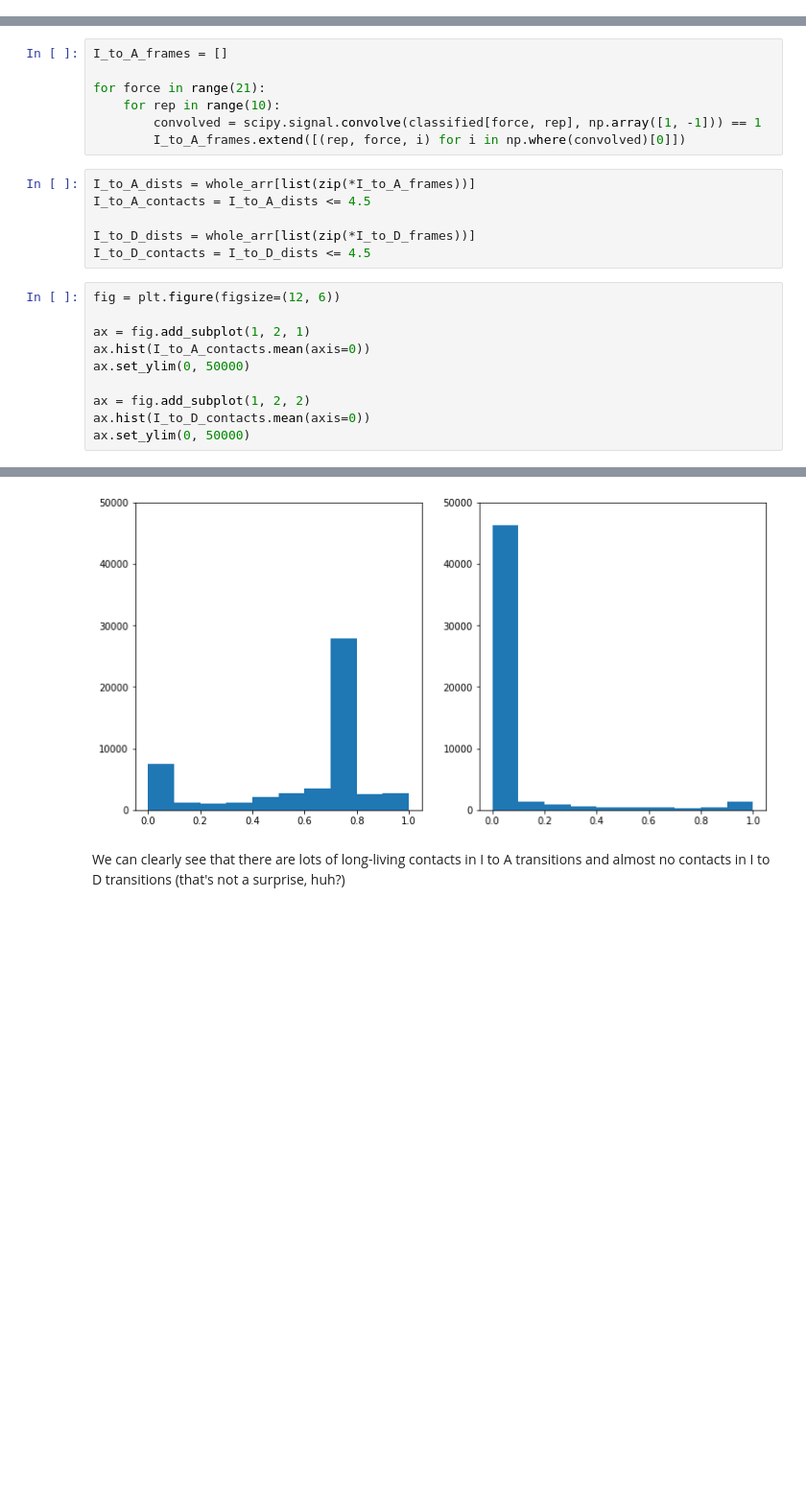
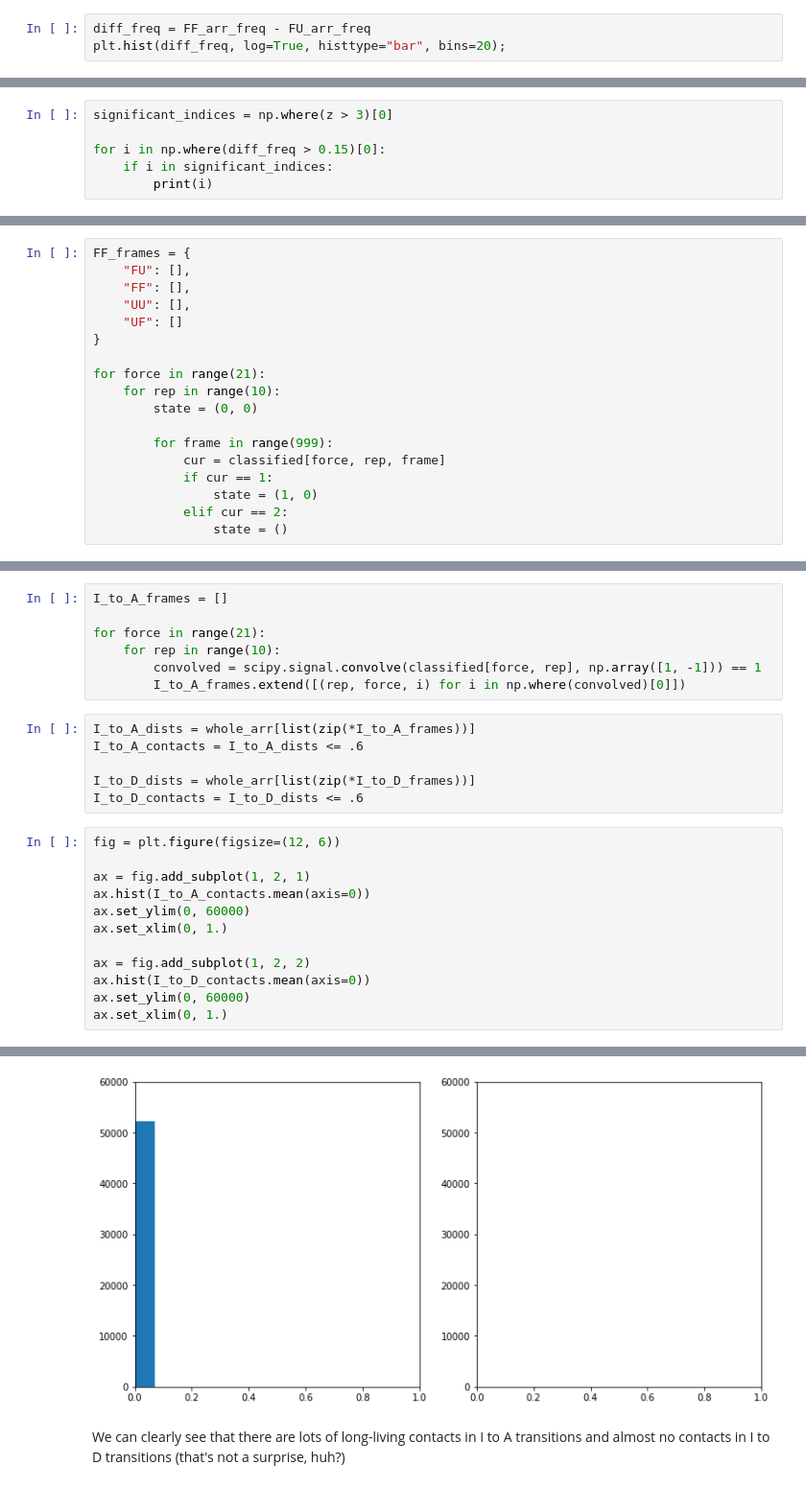
Before and after one commit to artemkondyukov/catch_bonds, a Jupyter notebook: notebooks/AssociationNucleus_1sq0.ipynb, the cells around one changed output, grey strips where cells are left out. Shown: that part at 96% size. Cells and saved outputs as stored; diff of their text form; blank space fills up the shorter version.

```diff
--- a/notebooks/AssociationNucleus_1sq0.ipynb
+++ b/notebooks/AssociationNucleus_1sq0.ipynb
@@ -319,0 +387,3 @@ for f in range(21):
+# %%
+diff_freq = FF_arr_freq - FU_arr_freq
+plt.hist(diff_freq, log=True, histtype="bar", bins=20);
@@ -319,0 +392,6 @@ for f in range(21):
+# %%
+significant_indices = np.where(z > 3)[0]
+
+for i in np.where(diff_freq > 0.15)[0]:
+    if i in significant_indices:
+        print(i)
@@ -324,3 +448,21 @@ classified.shape
+# %%
+FF_frames = {
+    "FU": [],
+    "FF": [],
+    "UU": [],
+    "UF": []
+}
+
+for force in range(21):
+    for rep in range(10):
+        state = (0, 0)
+
+        for frame in range(999):
+            cur = classified[force, rep, frame]
+            if cur == 1:
+                state = (1, 0)
+            elif cur == 2:
+                state = ()
 # %%
 I_to_D_frames = []
 
@@ -337,18 +479,20 @@ for force in range(21):
         I_to_A_frames.extend([(rep, force, i) for i in np.where(convolved)[0]])
 # %%
 I_to_A_dists = whole_arr[list(zip(*I_to_A_frames))]
-I_to_A_contacts = I_to_A_dists <= 4.5
+I_to_A_contacts = I_to_A_dists <= .6
 
 I_to_D_dists = whole_arr[list(zip(*I_to_D_frames))]
-I_to_D_contacts = I_to_D_dists <= 4.5
+I_to_D_contacts = I_to_D_dists <= .6
 # %%
 fig = plt.figure(figsize=(12, 6))
 
 ax = fig.add_subplot(1, 2, 1)
 ax.hist(I_to_A_contacts.mean(axis=0))
-ax.set_ylim(0, 50000)
+ax.set_ylim(0, 60000)
+ax.set_xlim(0, 1.)
 
 ax = fig.add_subplot(1, 2, 2)
 ax.hist(I_to_D_contacts.mean(axis=0))
-ax.set_ylim(0, 50000)
+ax.set_ylim(0, 60000)
+ax.set_xlim(0, 1.)
 # %% [output]
@@ -356,4 +500,4 @@ ax.set_ylim(0, 50000)
-[figure, old version]
+[figure, new version]
 # %% [markdown]
 We can clearly see that there are lots of long-living contacts in I to A transitions and almost no contacts in I to D transitions (that's not a surprise, huh?)
 # %%
```
Also changed, not shown: parts of 36 cells of this notebook.
